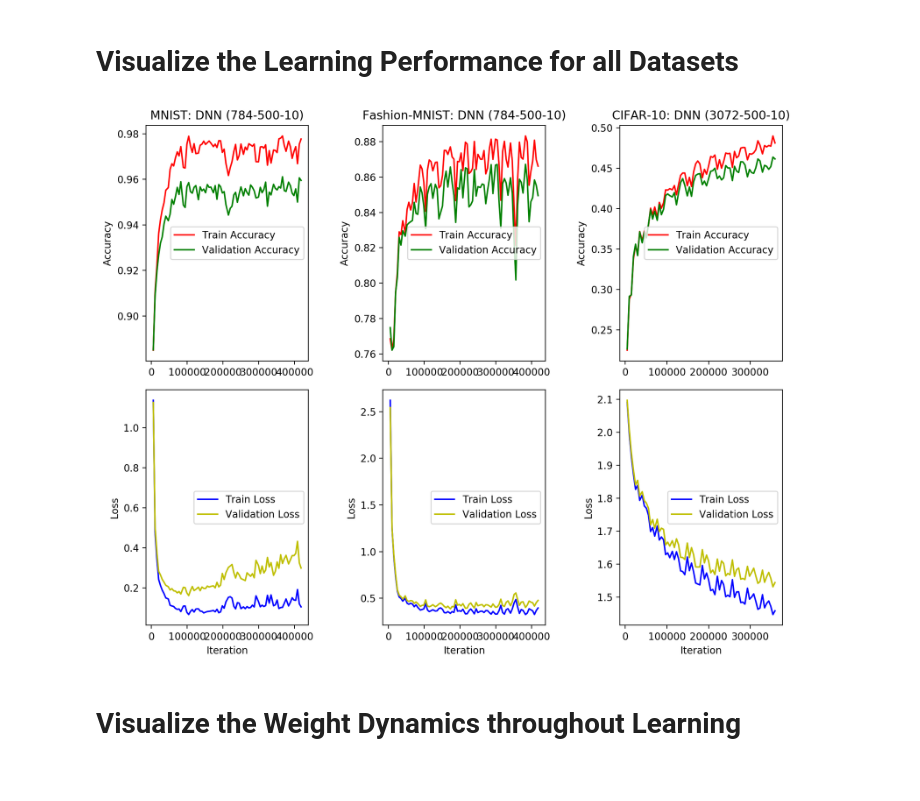
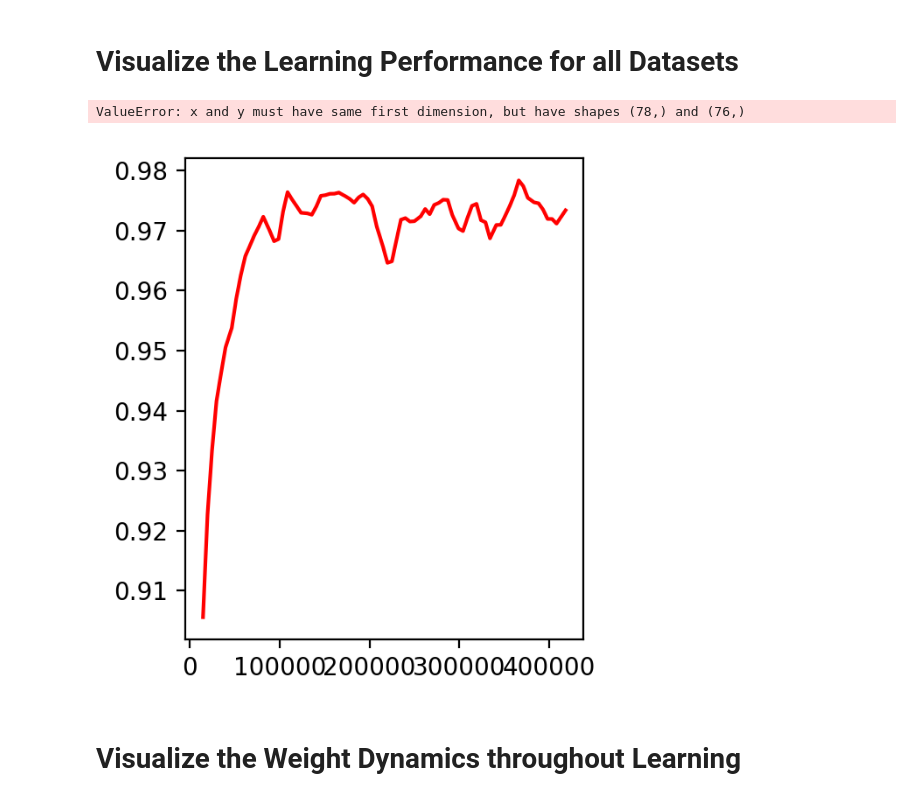
Before and after one commit to RobertTLange/Bio-Plausible-DeepLearning, a Jupyter notebook: workspace_viz.ipynb, the cells around one changed output. Drawn from its saved outputs; the diff is of its cells as text; code cells hidden in the pictures.

Commit message:
Log 10/01/18 - Tuned learning plot

```diff
--- a/workspace_viz.ipynb
+++ b/workspace_viz.ipynb
@@ -56,19 +63,21 @@ Saved figure to /Users/rtl/Dropbox/PHD_ECN/COURSES/WiSe_2018_Models_of_Neural_Sy
 # %%
 # log_fname = get_latest_log_fname(log_dir)
 log_fname_mnist = os.getcwd() + "/logs/log_mnist_10epochs_784_500_10"
 log_fname_fashion = os.getcwd() + "/logs/log_fashion_10epochs_784_500_10"
 log_fname_cifar10 = os.getcwd() + "/logs/log_cifar10_10epochs_3072_500_10"
 
 log_fnames = [log_fname_mnist, log_fname_fashion, log_fname_cifar10]
 its, train_losses, val_losses, train_accs, val_accs = process_logger_learning(log_fnames)
 
 sub_titles = ["MNIST: DNN (784-500-10)",
               "Fashion-MNIST: DNN (784-500-10)",
               "CIFAR-10: DNN (3072-500-10)"]
 
-plot_all_learning(its, train_accs, val_accs, train_losses, val_losses, sub_titles)
+plot_all_learning(its, train_accs, val_accs, train_losses, val_losses,
+                  3, sub_titles)
 # %% [output]
+ValueError: x and y must have same first dimension, but have shapes (78,) and (76,)
-[figure, old version]
+[figure, new version]
 # %% [markdown]
 # Visualize the Weight Dynamics throughout Learning
 # %%
```
Also changed, not shown: parts of 1 cell of this notebook, 4 other files.
